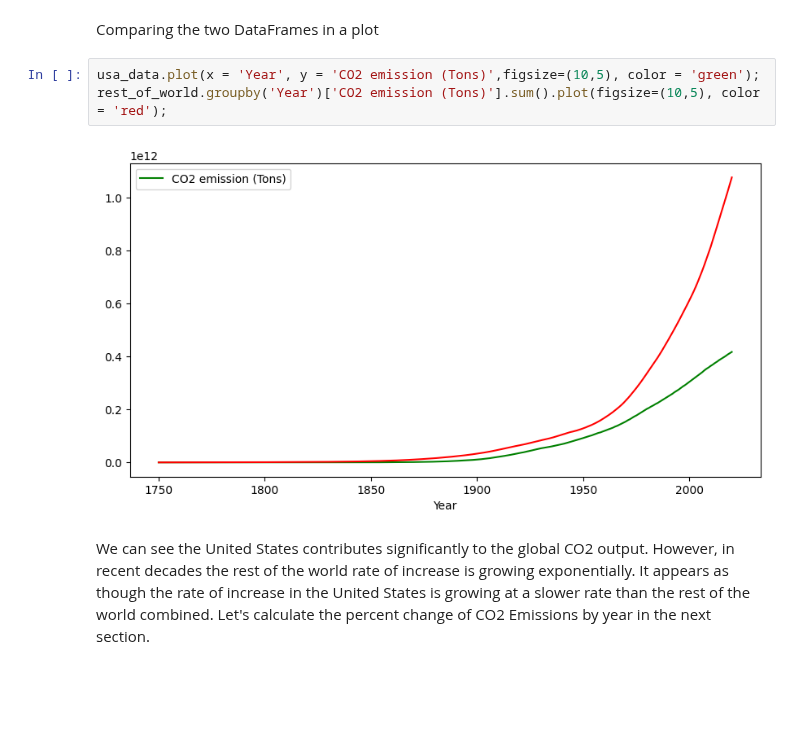
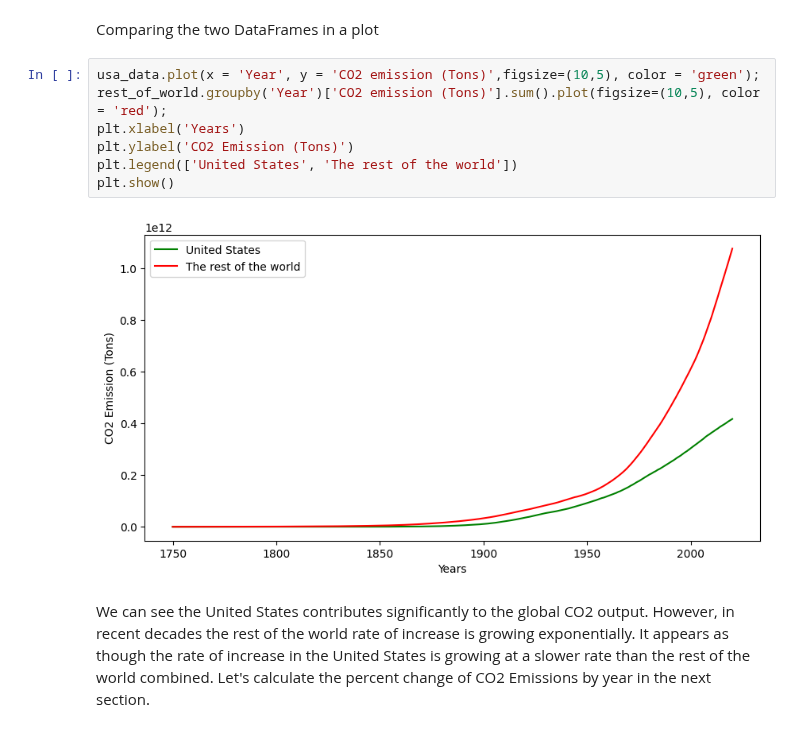
Before and after one commit to DanielBrechner/World-CO2-Emissions-Analysis, a Jupyter notebook: app.ipynb, the cells around one changed output. Saved outputs shown, nothing was run; the diff lists cells and outputs as text; blank space fills up the shorter version.

Commit message:
plot legend, readme fix

```diff
--- a/app.ipynb
+++ b/app.ipynb
@@ -281,8 +290,12 @@ Comparing the two DataFrames in a plot
 # %%
 usa_data.plot(x = 'Year', y = 'CO2 emission (Tons)',figsize=(10,5), color = 'green');
 rest_of_world.groupby('Year')['CO2 emission (Tons)'].sum().plot(figsize=(10,5), color = 'red');
+plt.xlabel('Years')
+plt.ylabel('CO2 Emission (Tons)')
+plt.legend(['United States', 'The rest of the world'])
+plt.show()
 # %% [output]
-[figure, old version]
+[figure, new version]
 # %% [markdown]
 We can see the United States contributes significantly to the global CO2 output. However, in recent decades the rest of the world rate of increase is growing exponentially. It appears as though the rate of increase in the United States is growing at a slower rate than the rest of the world combined. Let's calculate the percent change of CO2 Emissions by year in the next section.
 # %% [markdown]
```
Also changed, not shown: parts of 7 cells of this notebook, 1 other file.
